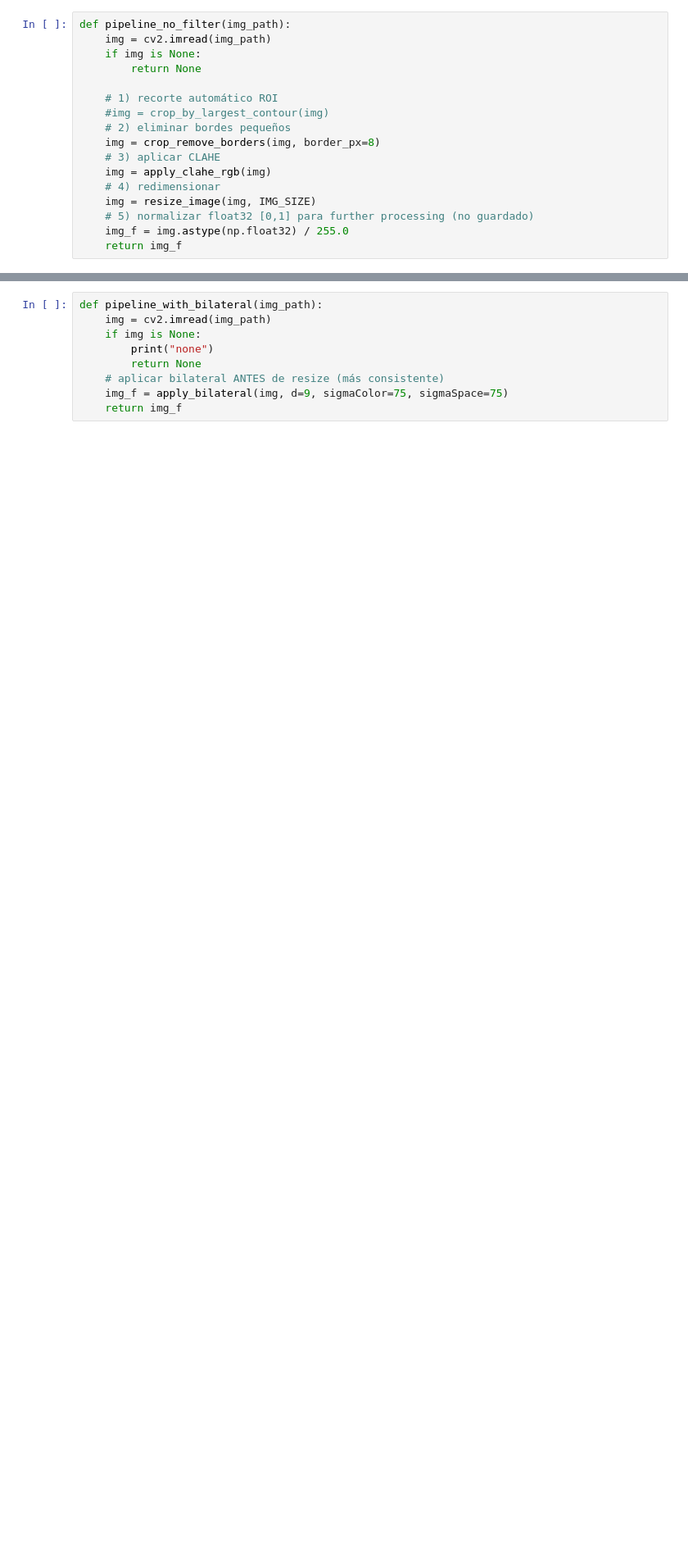
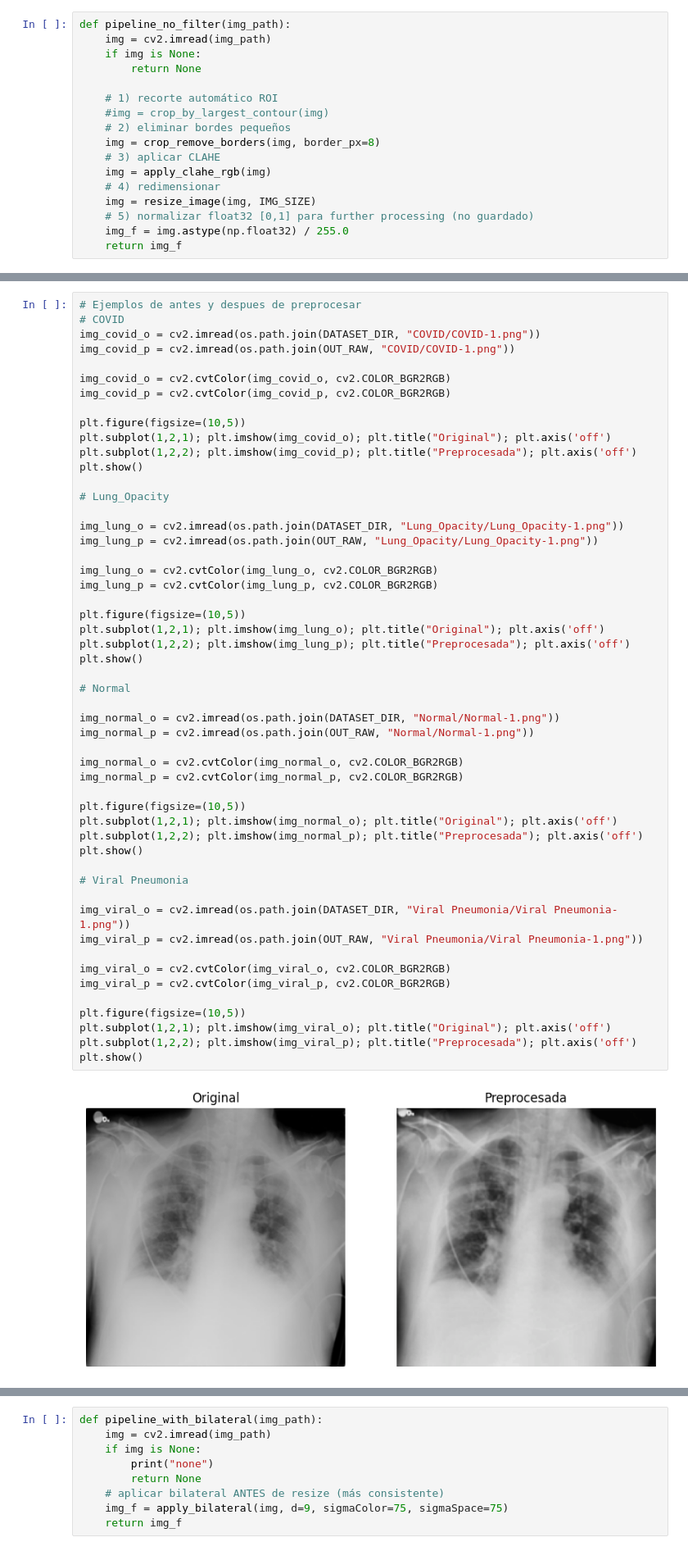
Before and after one commit to dlurena24/Proyecto2Recon, a Jupyter notebook: CNN.ipynb, the cells around one changed output, grey strips where cells are left out. Shown at 82% size. Drawn from its saved outputs; the diff is of its cells as text; blank space fills up the shorter version.

```diff
--- a/CNN.ipynb
+++ b/CNN.ipynb
@@ -170,0 +121,54 @@ Conteo inicial de imágenes por clase:
+# %%
+# Ejemplos de antes y despues de preprocesar
+# COVID
+img_covid_o = cv2.imread(os.path.join(DATASET_DIR, "COVID/COVID-1.png"))
+img_covid_p = cv2.imread(os.path.join(OUT_RAW, "COVID/COVID-1.png"))
+
+img_covid_o = cv2.cvtColor(img_covid_o, cv2.COLOR_BGR2RGB)
+img_covid_p = cv2.cvtColor(img_covid_p, cv2.COLOR_BGR2RGB)
+
+plt.figure(figsize=(10,5))
+plt.subplot(1,2,1); plt.imshow(img_covid_o); plt.title("Original"); plt.axis('off')
+plt.subplot(1,2,2); plt.imshow(img_covid_p); plt.title("Preprocesada"); plt.axis('off')
+plt.show()
+
+# Lung_Opacity
+
+img_lung_o = cv2.imread(os.path.join(DATASET_DIR, "Lung_Opacity/Lung_Opacity-1.png"))
+img_lung_p = cv2.imread(os.path.join(OUT_RAW, "Lung_Opacity/Lung_Opacity-1.png"))
+
+img_lung_o = cv2.cvtColor(img_lung_o, cv2.COLOR_BGR2RGB)
+img_lung_p = cv2.cvtColor(img_lung_p, cv2.COLOR_BGR2RGB)
+
+plt.figure(figsize=(10,5))
+plt.subplot(1,2,1); plt.imshow(img_lung_o); plt.title("Original"); plt.axis('off')
+plt.subplot(1,2,2); plt.imshow(img_lung_p); plt.title("Preprocesada"); plt.axis('off')
+plt.show()
+
+# Normal
+
+img_normal_o = cv2.imread(os.path.join(DATASET_DIR, "Normal/Normal-1.png"))
+img_normal_p = cv2.imread(os.path.join(OUT_RAW, "Normal/Normal-1.png"))
+
+img_normal_o = cv2.cvtColor(img_normal_o, cv2.COLOR_BGR2RGB)
+img_normal_p = cv2.cvtColor(img_normal_p, cv2.COLOR_BGR2RGB)
+
+plt.figure(figsize=(10,5))
+plt.subplot(1,2,1); plt.imshow(img_normal_o); plt.title("Original"); plt.axis('off')
+plt.subplot(1,2,2); plt.imshow(img_normal_p); plt.title("Preprocesada"); plt.axis('off')
+plt.show()
+
+# Viral Pneumonia
+
+img_viral_o = cv2.imread(os.path.join(DATASET_DIR, "Viral Pneumonia/Viral Pneumonia-1.png"))
+img_viral_p = cv2.imread(os.path.join(OUT_RAW, "Viral Pneumonia/Viral Pneumonia-1.png"))
+
+img_viral_o = cv2.cvtColor(img_viral_o, cv2.COLOR_BGR2RGB)
+img_viral_p = cv2.cvtColor(img_viral_p, cv2.COLOR_BGR2RGB)
+
+plt.figure(figsize=(10,5))
+plt.subplot(1,2,1); plt.imshow(img_viral_o); plt.title("Original"); plt.axis('off')
+plt.subplot(1,2,2); plt.imshow(img_viral_p); plt.title("Preprocesada"); plt.axis('off')
+plt.show()
+# %% [output]
+[figure, added]
```
Also changed, not shown: parts of 15 cells of this notebook, 1 other file.
